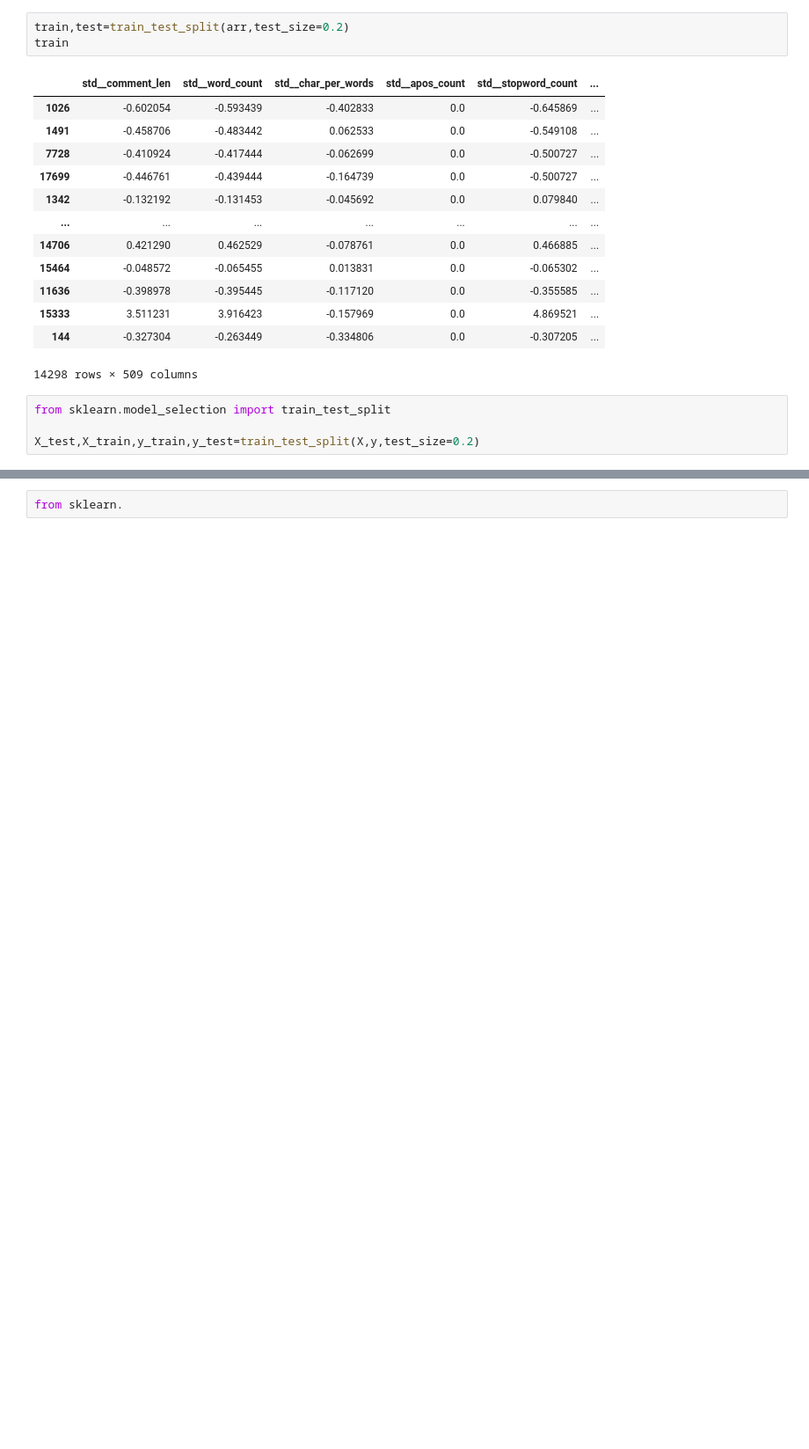
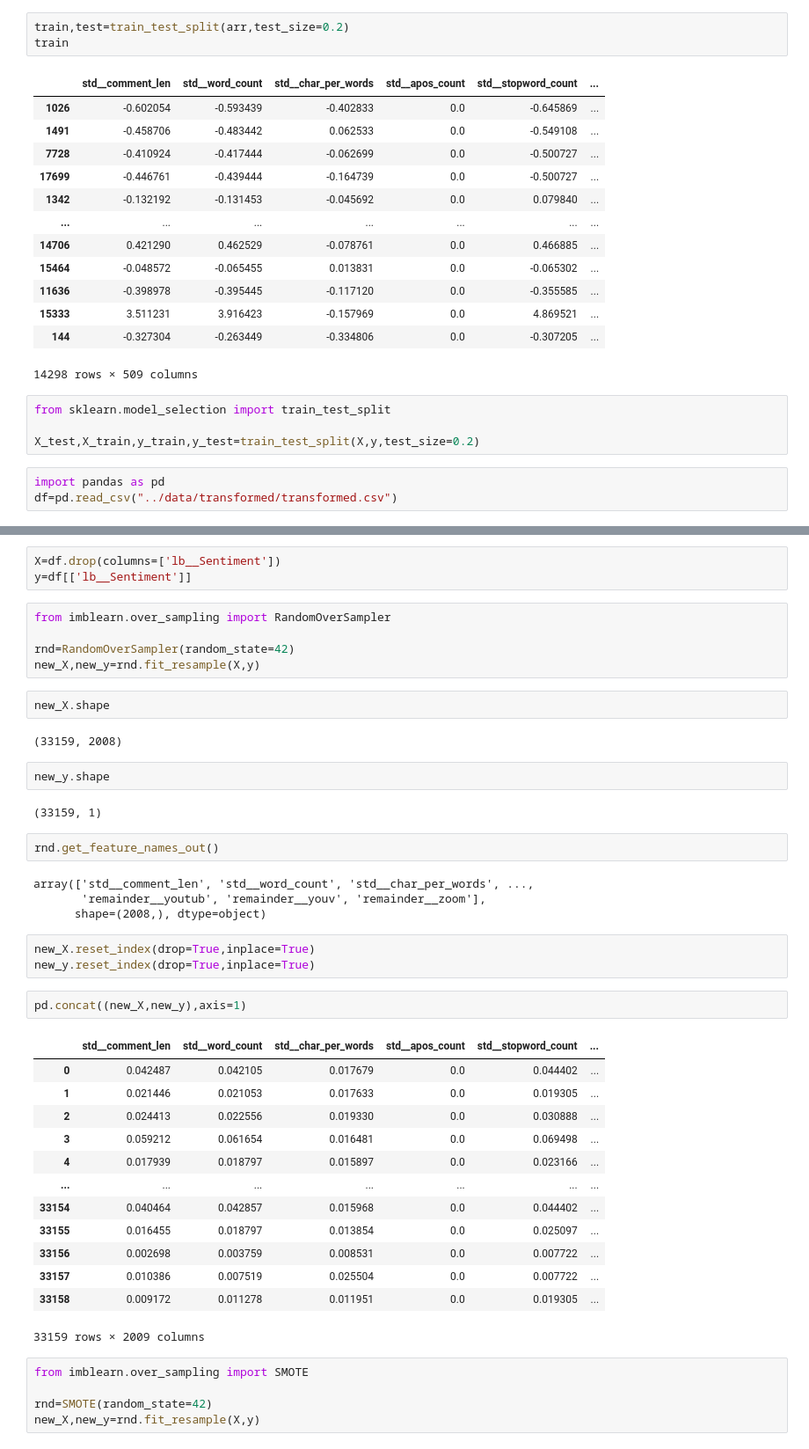
Before and after one commit to pankaj-2708/You-tube-Comment-analysis, a Jupyter notebook: notebooks/1_vectorisation.ipynb, the cells around one changed output, grey strips where cells are left out. Shown at 88% size. Saved outputs shown, nothing was run; the diff lists cells and outputs as text; blank space fills up the shorter version.

```diff
--- a/notebooks/1_vectorisation.ipynb
+++ b/notebooks/1_vectorisation.ipynb
@@ -92,3 +92,6 @@ train
 from sklearn.model_selection import train_test_split
 
 X_test,X_train,y_train,y_test=train_test_split(X,y,test_size=0.2)
+# %%
+import pandas as pd
+df=pd.read_csv("../data/transformed/transformed.csv")
@@ -95,2 +102,46 @@ X_test,X_train,y_train,y_test=train_test_split(X,y,test_size=0.2)
+# %%
+X=df.drop(columns=['lb__Sentiment'])
+y=df[['lb__Sentiment']]
 # %%
-from sklearn.
+from imblearn.over_sampling import RandomOverSampler
+
+rnd=RandomOverSampler(random_state=42)
+new_X,new_y=rnd.fit_resample(X,y)
+# %%
+new_X.shape
+# %% [output]
+(33159, 2008)
+# %%
+new_y.shape
+# %% [output]
+(33159, 1)
+# %%
+rnd.get_feature_names_out()
+# %% [output]
+array(['std__comment_len', 'std__word_count', 'std__char_per_words', ...,
+       'remainder__youtub', 'remainder__youv', 'remainder__zoom'],
+      shape=(2008,), dtype=object)
+# %%
+new_X.reset_index(drop=True,inplace=True)
+new_y.reset_index(drop=True,inplace=True)
+# %%
+pd.concat((new_X,new_y),axis=1)
+# %% [output]
+|  | std__comment_len | std__word_count | std__char_per_words | std__apos_count | std__stopword_count | ... |
+| 0 | 0.042487 | 0.042105 | 0.017679 | 0.0 | 0.044402 | ... |
+| 1 | 0.021446 | 0.021053 | 0.017633 | 0.0 | 0.019305 | ... |
+| 2 | 0.024413 | 0.022556 | 0.019330 | 0.0 | 0.030888 | ... |
+| 3 | 0.059212 | 0.061654 | 0.016481 | 0.0 | 0.069498 | ... |
+| 4 | 0.017939 | 0.018797 | 0.015897 | 0.0 | 0.023166 | ... |
+| ... | ... | ... | ... | ... | ... | ... |
+| 33154 | 0.040464 | 0.042857 | 0.015968 | 0.0 | 0.044402 | ... |
+| 33155 | 0.016455 | 0.018797 | 0.013854 | 0.0 | 0.025097 | ... |
+| 33156 | 0.002698 | 0.003759 | 0.008531 | 0.0 | 0.007722 | ... |
+| 33157 | 0.010386 | 0.007519 | 0.025504 | 0.0 | 0.007722 | ... |
+| 33158 | 0.009172 | 0.011278 | 0.011951 | 0.0 | 0.019305 | ... |
+33159 rows × 2009 columns
+# %%
+from imblearn.over_sampling import SMOTE
+
+rnd=SMOTE(random_state=42)
+new_X,new_y=rnd.fit_resample(X,y)
```
Also changed, not shown: parts of 4 cells of this notebook, 12 other files.
